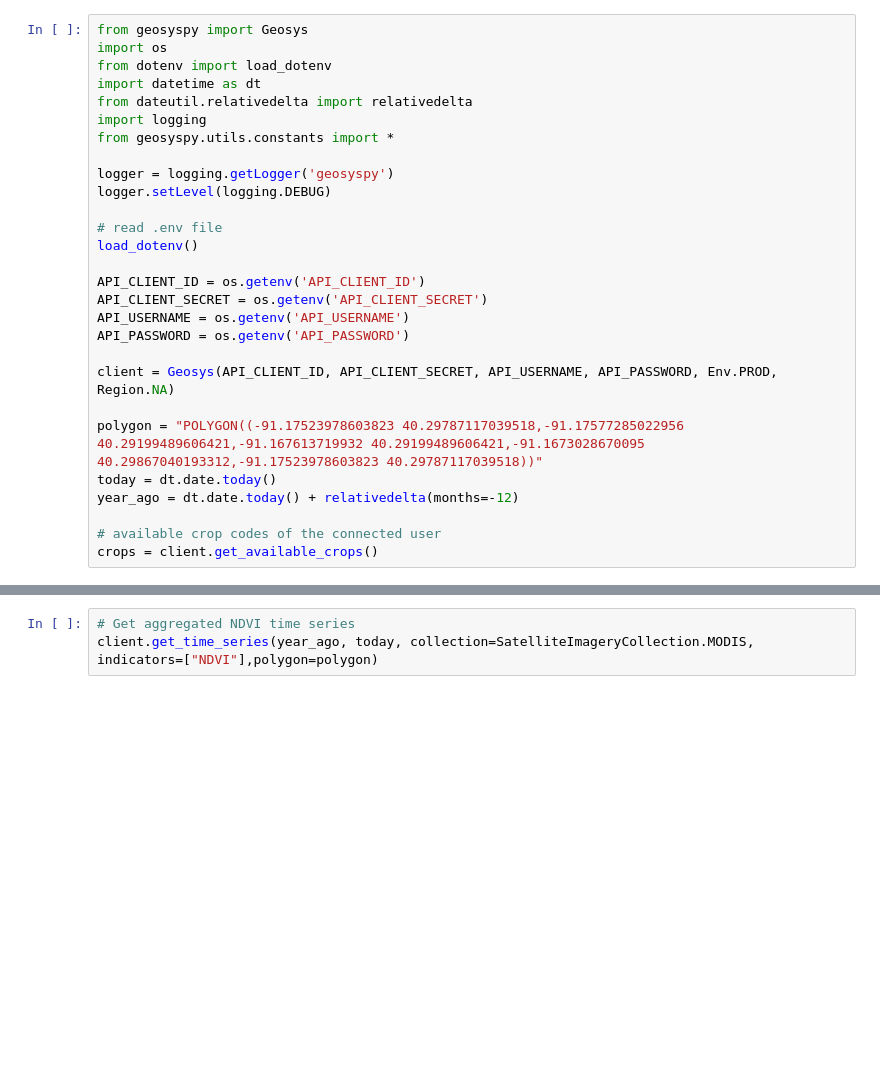
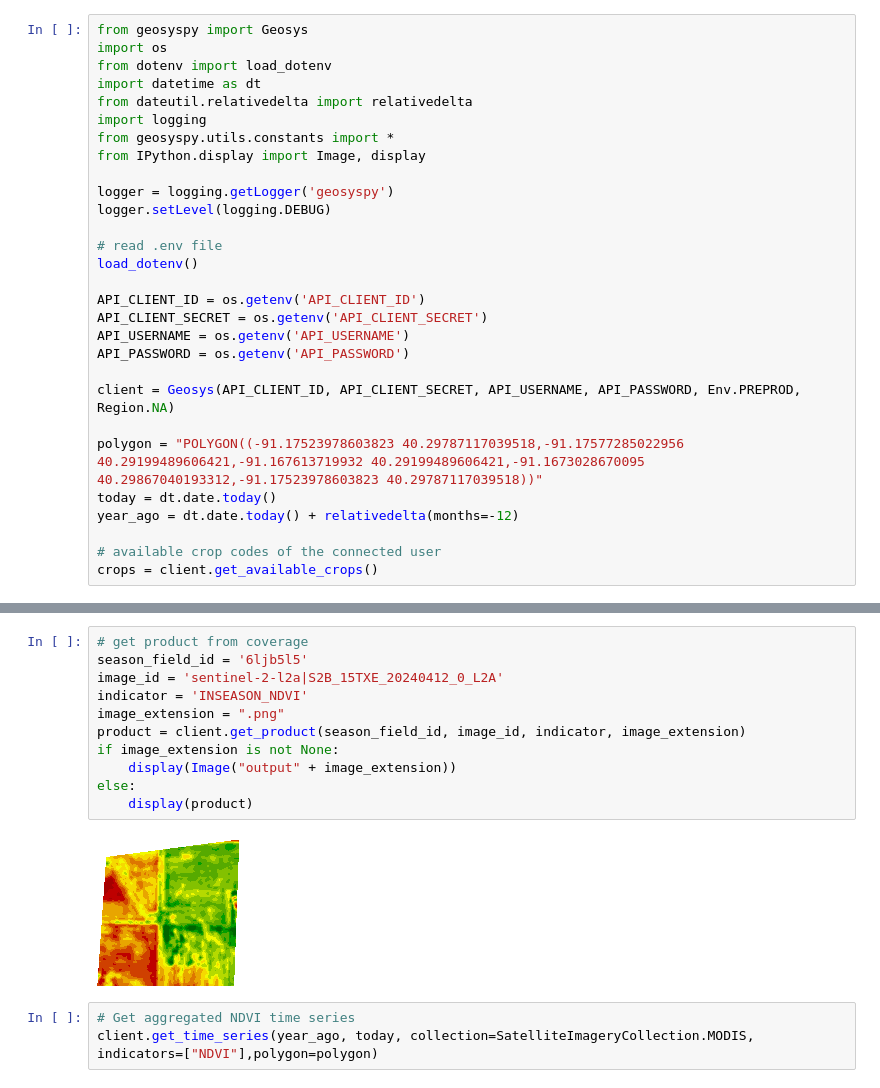
Before and after one commit to earthdaily/GeosysPy, a Jupyter notebook: examples.ipynb, the cells around one changed output, grey strips where cells are left out. Cells and saved outputs as stored; diff of their text form; blank space fills up the shorter version.

```diff
--- a/examples.ipynb
+++ b/examples.ipynb
@@ -6,6 +6,7 @@ import datetime as dt
 from dateutil.relativedelta import relativedelta
 import logging
 from geosyspy.utils.constants import *
+from IPython.display import Image, display
 
 logger = logging.getLogger('geosyspy')
 logger.setLevel(logging.DEBUG)
@@ -18,7 +19,7 @@ API_CLIENT_SECRET = os.getenv('API_CLIENT_SECRET')
 API_USERNAME = os.getenv('API_USERNAME')
 API_PASSWORD = os.getenv('API_PASSWORD')
 
-client = Geosys(API_CLIENT_ID, API_CLIENT_SECRET, API_USERNAME, API_PASSWORD, Env.PROD, Region.NA)
+client = Geosys(API_CLIENT_ID, API_CLIENT_SECRET, API_USERNAME, API_PASSWORD, Env.PREPROD, Region.NA)
 
 polygon = "POLYGON((-91.17523978603823 40.29787117039518,-91.17577285022956 40.29199489606421,-91.167613719932 40.29199489606421,-91.1673028670095 40.29867040193312,-91.17523978603823 40.29787117039518))"
 today = dt.date.today()
@@ -29,3 +51,16 @@ crops = client.get_available_crops()
+# %%
+# get product from coverage
+season_field_id = '6ljb5l5'
+image_id = 'sentinel-2-l2a|S2B_15TXE_20240412_0_L2A'
+indicator = 'INSEASON_NDVI'
+image_extension = ".png"
+product = client.get_product(season_field_id, image_id, indicator, image_extension)
+if image_extension is not None:
+    display(Image("output" + image_extension))
+else:
+    display(product)
+# %% [output]
+[figure, added]
 # %%
 # Get aggregated NDVI time series
 client.get_time_series(year_ago, today, collection=SatelliteImageryCollection.MODIS, indicators=["NDVI"],polygon=polygon)
```
Also changed, not shown: parts of 3 cells of this notebook, 3 other files.
